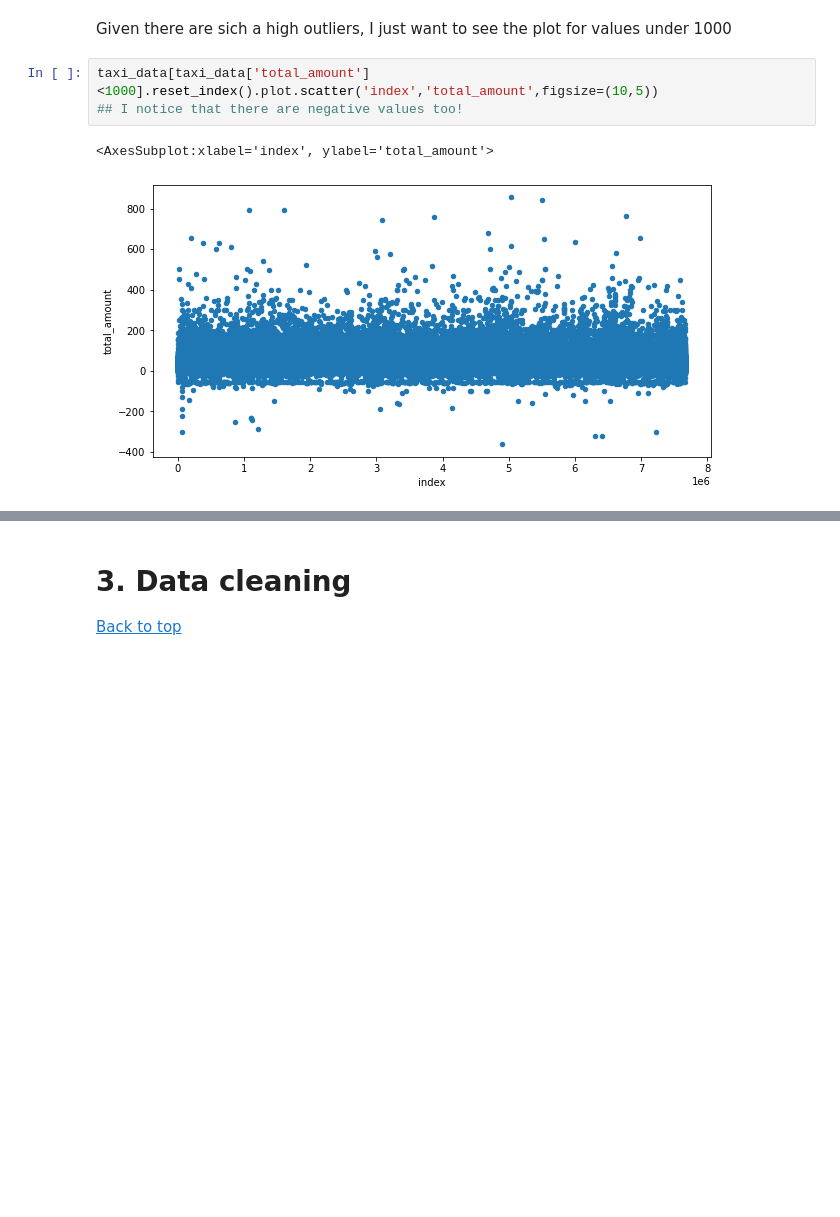
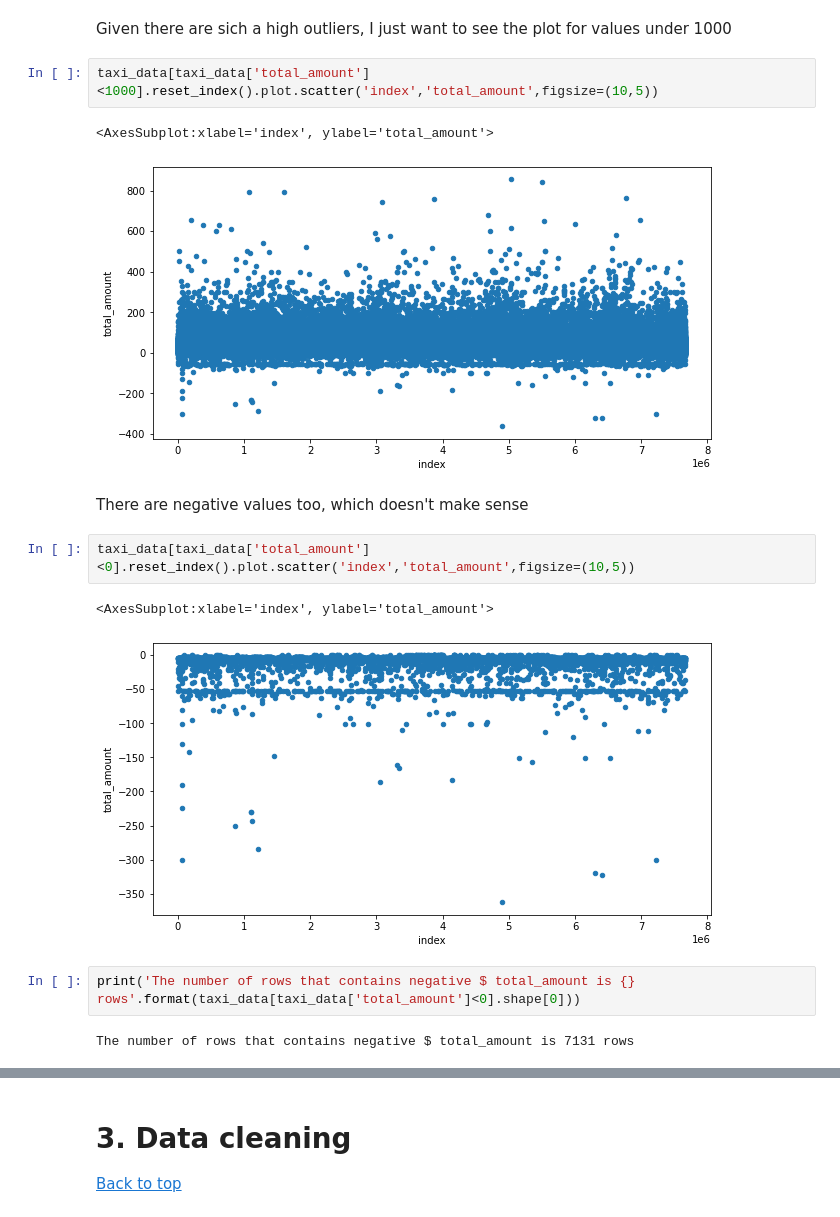
Before and after one commit to Au-Jonathan/New-York-Taxi-Analysis, a Jupyter notebook: Module 2.ipynb, the cells around one changed output, grey strips where cells are left out. Saved outputs shown, nothing was run; the diff lists cells and outputs as text; blank space fills up the shorter version.

```diff
--- a/Module 2.ipynb
+++ b/Module 2.ipynb
@@ -99,7 +125,17 @@ taxi_data.reset_index().plot.scatter('index','total_amount',figsize=(10,5))
 Given there are sich a high outliers, I just want to see the plot for values under 1000
 # %%
 taxi_data[taxi_data['total_amount']<1000].reset_index().plot.scatter('index','total_amount',figsize=(10,5))
-## I notice that there are negative values too!
 # %% [output]
 <AxesSubplot:xlabel='index', ylabel='total_amount'>
 [figure]
+# %% [markdown]
+There are negative values too, which doesn't make sense
+# %%
+taxi_data[taxi_data['total_amount']<0].reset_index().plot.scatter('index','total_amount',figsize=(10,5))
+# %% [output]
+<AxesSubplot:xlabel='index', ylabel='total_amount'>
+[figure, added]
+# %%
+print('The number of rows that contains negative $ total_amount is {} rows'.format(taxi_data[taxi_data['total_amount']<0].shape[0]))
+# %% [output]
+The number of rows that contains negative $ total_amount is 7131 rows
```
Also changed, not shown: parts of 34 cells of this notebook.
